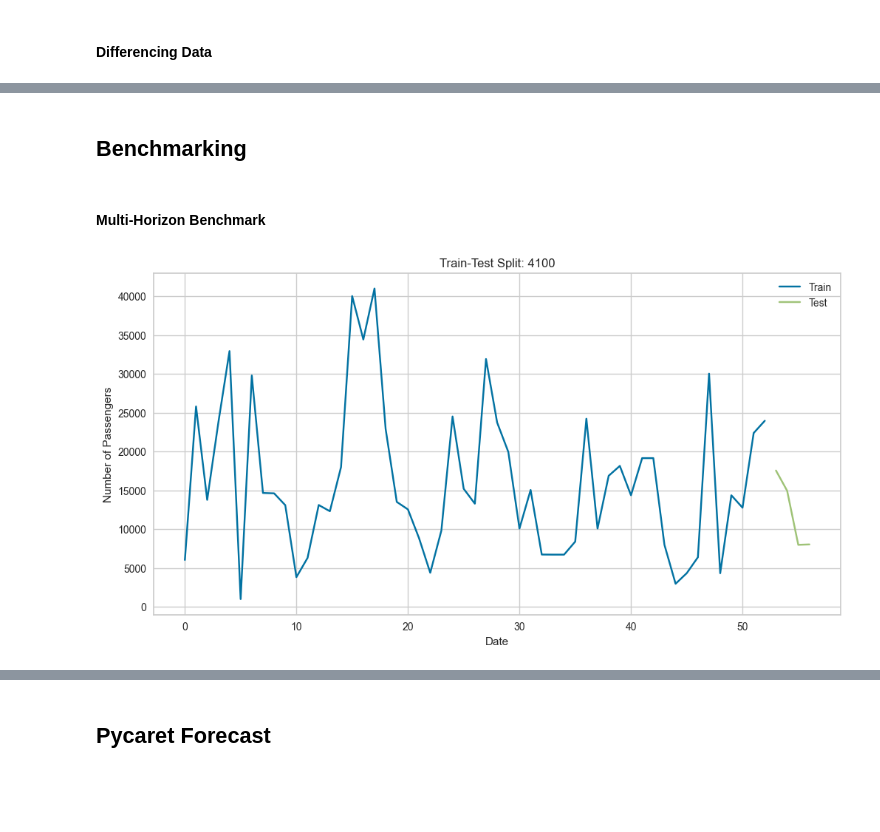
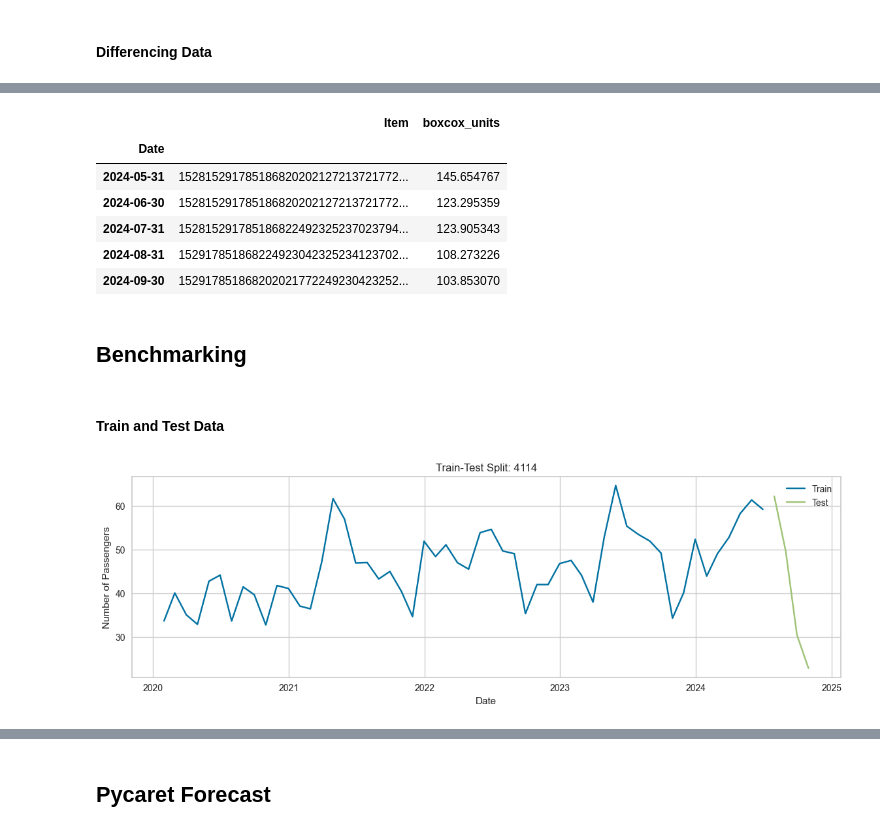
Before and after one commit to claytonshaw/Portfolio, a Jupyter notebook: Work/pycaret_forecasting.ipynb, the cells around one changed output, grey strips where cells are left out. Saved outputs shown, nothing was run; the diff lists cells and outputs as text; code cells hidden in the pictures; blank space fills up the shorter version.

```diff
--- a/Work/pycaret_forecasting.ipynb
+++ b/Work/pycaret_forecasting.ipynb
@@ -58,11 +61,10 @@ if item2:
 else:
     df_item = df[df['Item'] == item]
 
-df_item = df_item.groupby(['Date'])['Quantity'].sum().reset_index().sort_values(by='Date', ascending=True)
+df_item = df_item.groupby(['Date'])['Quantity'].sum().reset_index().sort_values(by=['Date'], ascending=True)
 
 df_item = df_item.resample('M', on='Date').sum().reset_index()
-#df_item = df_item[:-1] # drop the last month if in middle of month
-#df_item['Quantity'] = df_item['Quantity'] * growth_rate
+df_item = df_item[:-1] # drop the last month if in start or middle of month
 
 df_item.tail(1)
 # %% [output]
@@ -185,20 +194,42 @@ Critical Value (10%)          -2.601541e+00
+# %%
+df_item = df_item.set_index('Date')
+
+# if stationary use boxcox_units if not stationary use boxcox_quantity_diff
+if p_value < 0.05:
+    target = 'boxcox_units'
+    drop_column = 'boxcox_quantity_diff'
+else:
+    target = 'boxcox_quantity_diff'
+    drop_column = 'boxcox_units'
+
+df_item = df_item.drop(columns=[drop_column,'Quantity'])
+
+df_item.tail()
+# %% [output]
+|  | Item | boxcox_units |
+| Date |  |  |
+| 2024-05-31 | 152815291785186820202127213721772... | 145.654767 |
+| 2024-06-30 | 152815291785186820202127213721772... | 123.295359 |
+| 2024-07-31 | 152815291785186822492325237023794... | 123.905343 |
+| 2024-08-31 | 152917851868224923042325234123702... | 108.273226 |
+| 2024-09-30 | 152917851868202021772249230423252... | 103.853070 |
 # %% [markdown]
 ## Benchmarking
-# %% [markdown]
-#### Multi-Horizon Benchmark
+# %% [markdown]
+#### Train and Test Data
 # %%
 # Split the data
-train = df_item[['Quantity']][:-forecast_length]
-test = df_item[['Quantity']][-forecast_length:]
+train = df_item[[target]][:-forecast_length]
+test = df_item[[target]][-forecast_length:]
 
 # Visualize the train and test data
-plt.figure(figsize=(12, 6))
+plt.figure(figsize=(14, 4))
 plt.plot(train.index, train, label='Train')
 plt.plot(test.index, test, label='Test')
 plt.title(f'Train-Test Split: {item}')
 plt.xlabel('Date')
 plt.ylabel('Number of Passengers')
 plt.legend()
 plt.show()
 # %% [output]
-[figure, old version]
+[figure, new version]
```
Also changed, not shown: parts of 31 cells of this notebook.
